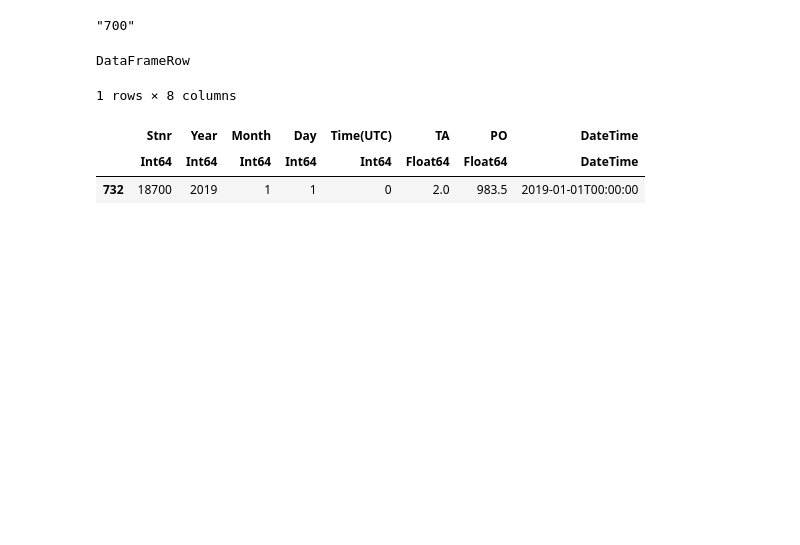
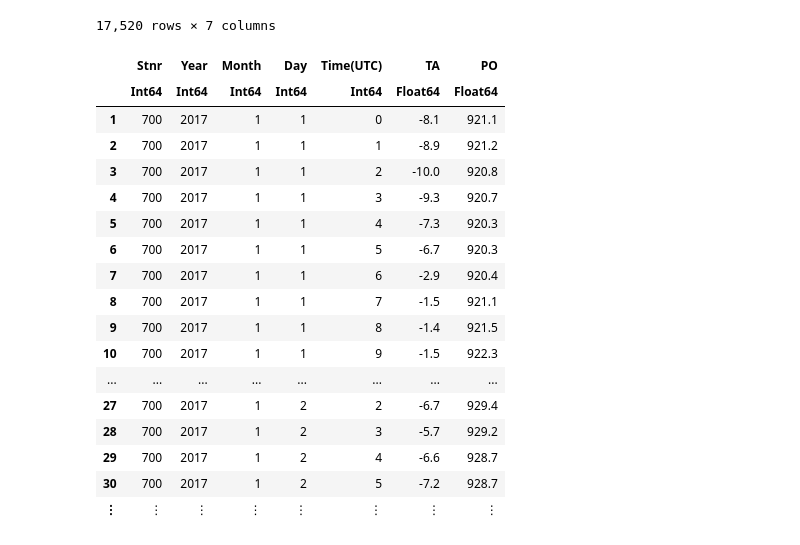
Before and after one commit to roelstappers/Netatmo.jl, a Jupyter notebook: doc/Klapp.ipynb, the cells around one changed output. Saved outputs shown, nothing was run; the diff lists cells and outputs as text; code cells hidden in the pictures; blank space fills up the shorter version.

```diff
--- a/doc/Klapp.ipynb
+++ b/doc/Klapp.ipynb
@@ -1,5 +1,5 @@
 # %%
-using CSV, Dates, DataFrames, Plots, Statistics
+using CSV, Dates, DataFrames, Plots, Statistics, Interact
 
 baseurl = "http://klapp.met.no/metnopub/production/metno"
 s = [700,18700]
@@ -7,13 +7,13 @@ p = ["TA","PO"];
 
 pstr = join(p,"&p=")
 sstr = join(s,"&s=")
-fd = "01.01.2018"
-td = "01.01.2019"
+fd = "01.01.2017"
+td = "01.01.2018"
 
 
 param = "?re=17&p=$pstr&fd=$fd&td=$td&nmt=0&ddel=dot&del=semicolon&ct=text/plain&s=$sstr&nod=line"
 
-df = CSV.read(download(baseurl*param))
+g = download(baseurl*param)
 # %% [output]
   % Total    % Received % Xferd  Average Speed   Time    Time     Time  Current
                                  Dload  Upload   Total   Spent    Left  Speed
@@ -83,12 +22,22 @@ HTML{String}("<script>\n// Immediately-invoked-function-expression to avoid glob
-# %%
-string(s[:Stnr][1])
-# %% [output]
-"700"
-# %%
-last(df)
-# %% [output]
-DataFrameRow
-1 rows × 8 columns
-|  | Stnr | Year | Month | Day | Time(UTC) | TA | PO | DateTime |
-|  | Int64 | Int64 | Int64 | Int64 | Int64 | Float64 | Float64 | DateTime |
-| 732 | 18700 | 2019 | 1 | 1 | 0 | 2.0 | 983.5 | 2019-01-01T00:00:00 |
+# %%
+df = CSV.read(g,types=[Int64, Int64, Int64,Int64,Int64,Float64,Float64])
+# %% [output]
+17,520 rows × 7 columns
+|  | Stnr | Year | Month | Day | Time(UTC) | TA | PO |
+|  | Int64 | Int64 | Int64 | Int64 | Int64 | Float64 | Float64 |
+| 1 | 700 | 2017 | 1 | 1 | 0 | -8.1 | 921.1 |
+| 2 | 700 | 2017 | 1 | 1 | 1 | -8.9 | 921.2 |
+| 3 | 700 | 2017 | 1 | 1 | 2 | -10.0 | 920.8 |
+| 4 | 700 | 2017 | 1 | 1 | 3 | -9.3 | 920.7 |
+| 5 | 700 | 2017 | 1 | 1 | 4 | -7.3 | 920.3 |
+| 6 | 700 | 2017 | 1 | 1 | 5 | -6.7 | 920.3 |
+| 7 | 700 | 2017 | 1 | 1 | 6 | -2.9 | 920.4 |
+| 8 | 700 | 2017 | 1 | 1 | 7 | -1.5 | 921.1 |
+| 9 | 700 | 2017 | 1 | 1 | 8 | -1.4 | 921.5 |
+| 10 | 700 | 2017 | 1 | 1 | 9 | -1.5 | 922.3 |
+| ... | ... | ... | ... | ... | ... | ... | ... |
+| 27 | 700 | 2017 | 1 | 2 | 2 | -6.7 | 929.4 |
+| 28 | 700 | 2017 | 1 | 2 | 3 | -5.7 | 929.2 |
+| 29 | 700 | 2017 | 1 | 2 | 4 | -6.6 | 928.7 |
+| 30 | 700 | 2017 | 1 | 2 | 5 | -7.2 | 928.7 |
+| ⋮ | ⋮ | ⋮ | ⋮ | ⋮ | ⋮ | ⋮ | ⋮ |
```
Also changed, not shown: parts of 7 cells of this notebook, 3 other files.
